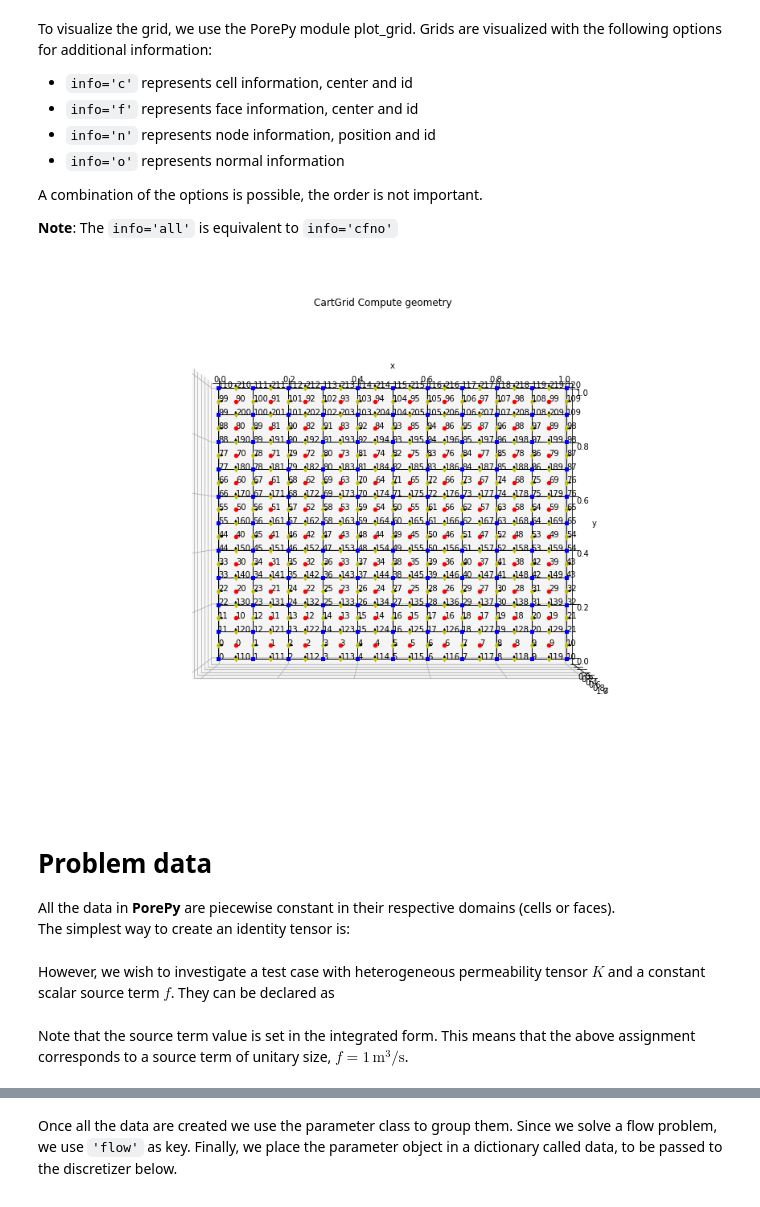
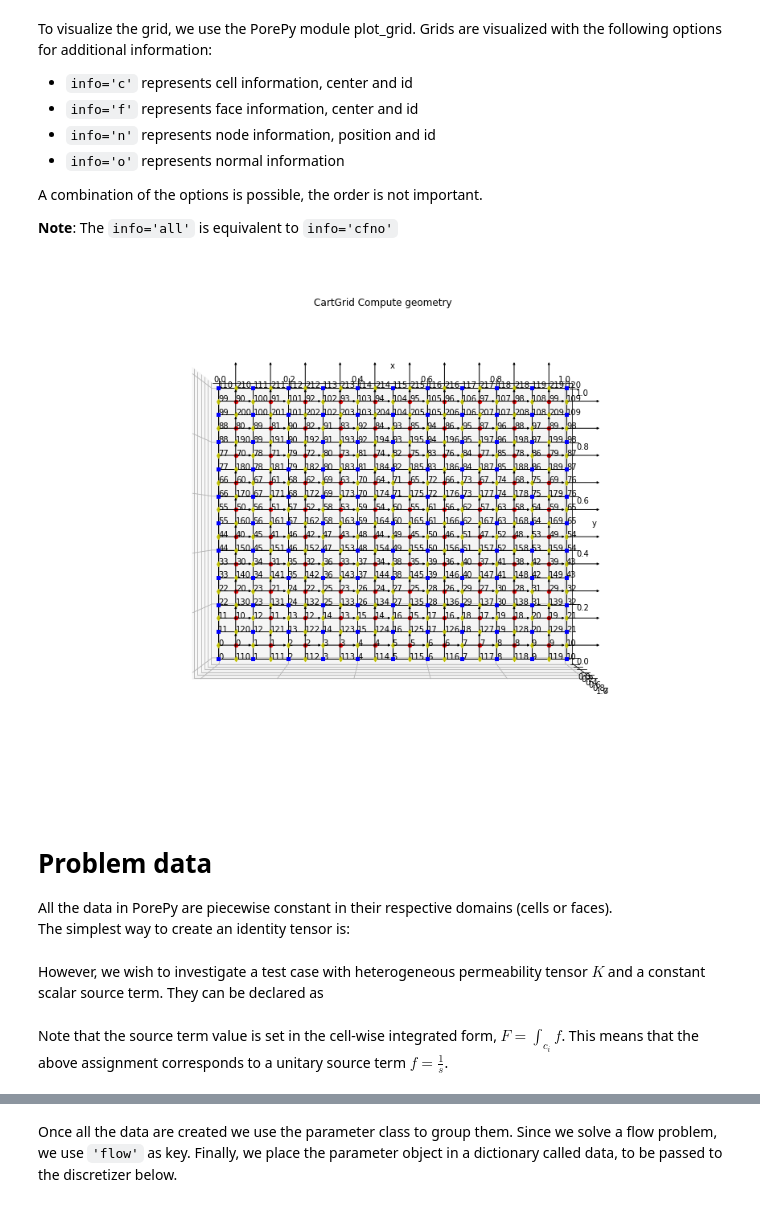
Before and after one commit to yunkb/porepy, a Jupyter notebook: tutorials/get_started.ipynb, the cells around one changed output, grey strips where cells are left out. Saved outputs shown, nothing was run; the diff lists cells and outputs as text; code cells hidden in the pictures.

```diff
--- a/tutorials/get_started.ipynb
+++ b/tutorials/get_started.ipynb
@@ -43,17 +43,17 @@ A combination of the options is possible, the order is not important. <br>
 
 **Note**: The `info='all'` is equivalent to `info='cfno'`
 # %%
-pp.plot_grid(g, info="all", alpha=0, figsize=(15, 12))
+pp.plot_grid(g, info="all", alpha=0, figsize=(15, 12), vector_scale=.1)
 # %% [output]
-[figure, old version]
+[figure, new version]
 # %% [markdown]
 # Problem data
-All the data in **PorePy** are piecewise constant in their respective domains (cells or faces).<br>
+All the data in PorePy are piecewise constant in their respective domains (cells or faces).<br>
 The simplest way to create an identity tensor is:
 # %%
 perm = pp.SecondOrderTensor(g.dim, np.ones(g.num_cells))
 # %% [markdown]
-However, we wish to investigate a test case with heterogeneous permeability tensor $K$ and a constant scalar source term $f$. They can be declared as
+However, we wish to investigate a test case with heterogeneous permeability tensor $K$ and a constant scalar source term. They can be declared as
 # %%
 Omega_1 = g.cell_centers[0, :] < 0.5
 
@@ -67,3 +67,3 @@ f = g.cell_volumes
 # %% [markdown]
-Note that the source term value is set in the integrated form. This means that the above assignment corresponds to a source term of unitary size, $f=1\, \text{m}^3/\text{s}$.
+Note that the source term value is set in the cell-wise integrated form, $F=\int_{c_i}f$. This means that the above assignment corresponds to a unitary source term $f = \frac{1}{s}$.
 # %% [markdown]
```
Also changed, not shown: parts of 6 cells of this notebook, 6 other files.
